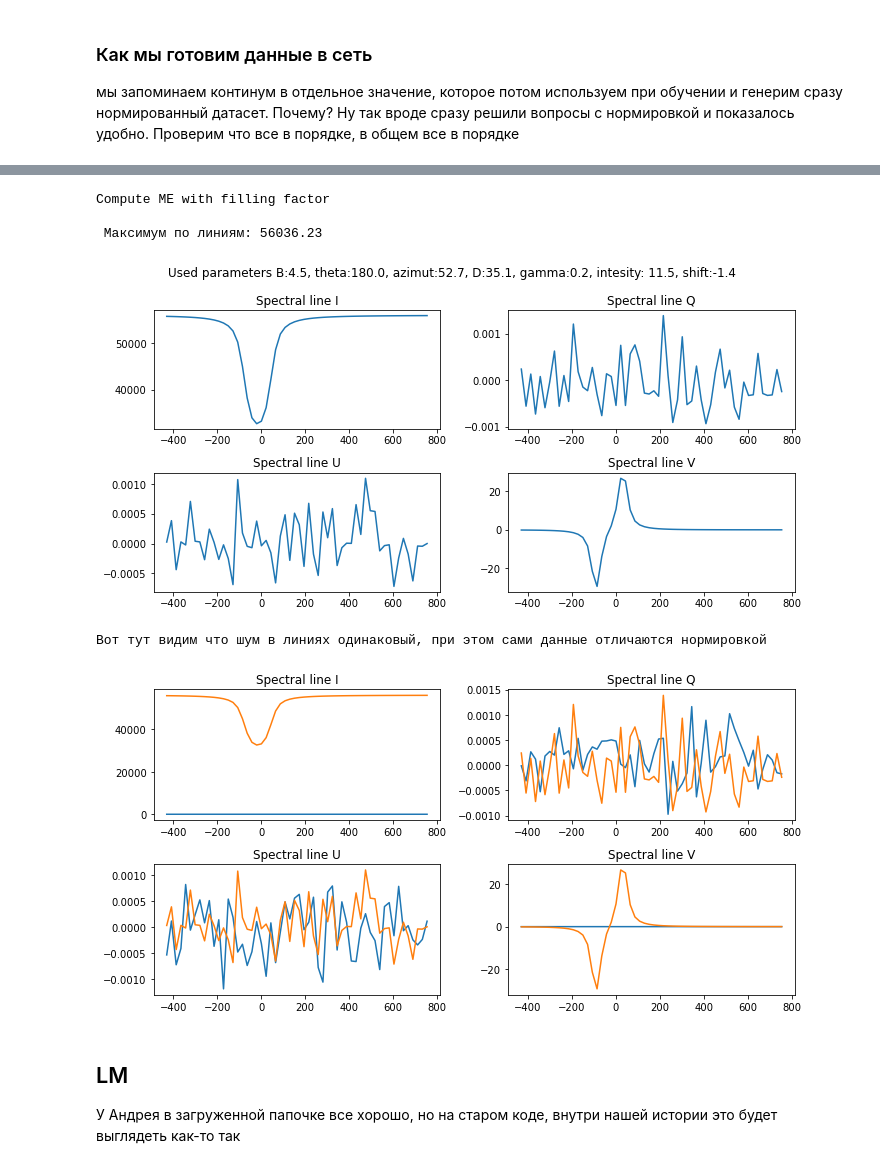
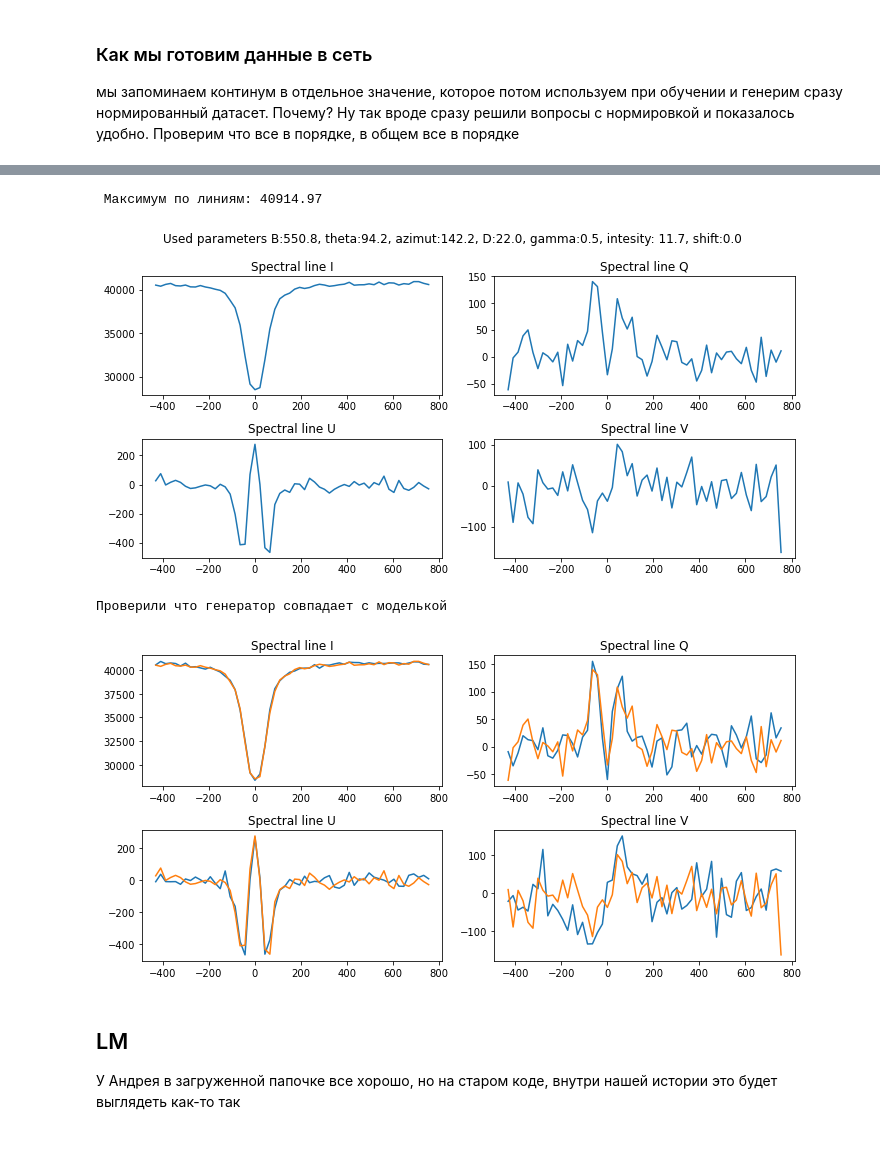
Before and after one commit to iknyazeva/InverseProblem, a Jupyter notebook: notebooks/!!NeedYouBrilliantMindHere!!.ipynb, the cells around one changed output, grey strips where cells are left out. Drawn from its saved outputs; the diff is of its cells as text; code cells hidden in the pictures.

Commit message:
LM for one pixel and noise

```diff
--- a/notebooks/!!NeedYouBrilliantMindHere!!.ipynb
+++ b/notebooks/!!NeedYouBrilliantMindHere!!.ipynb
@@ -77,8 +73,8 @@ Compute ME with filling factor
 # %%
 print("Вот здесь максимальное значение уже другое и равно должно быть сумме 7 и 8 параметра 1\n")
-param_vec = test_params.copy()
+param_vec = test_params_1.copy()
 lines1 = plot_lines(param_vec, with_ff=True, with_noise = False)
-print(f'\n Максимум по линиям: {np.amax(lines1):.2f}')
+print(f'\n Максимум по линиям: {np.amax(lines1):.2f}, сумма параметров 7 и 8 :{np.sum(param_vec[6:8]):.2f}')
 # %% [output]
 Вот здесь максимальное значение уже другое и равно должно быть сумме 7 и 8 параметра 1
 
@@ -102,7 +97,7 @@ for i in range(4):
 мы запоминаем континум в отдельное значение, которое потом используем при обучении и генерим сразу нормированный датасет. Почему?
 Ну так вроде сразу решили вопросы с нормировкой и показалось удобно. Проверим что все в порядке, в общем все в порядке
 # %%
-obj = HinodeME(test_params)
+obj = HinodeME(test_params_1)
 spectrum = obj.compute_spectrum(with_ff=True, with_noise=False)
-lines1 = plot_lines(test_params, with_ff=True, with_noise = False)
+lines1 = plot_lines(test_params_1, with_ff=True, with_noise = False)
 # %% [output]
@@ -152,26 +118,24 @@ def generate_noise(param_vec, absolute_noise_levels=[109, 28, 28, 44], noise_siz
 # %%
-lines1 = plot_lines(test_params, with_ff=True, with_noise = True)
+lines1 = plot_lines(test_params_1, with_ff=True, with_noise = True)
 print(f'\n Максимум по линиям: {np.amax(lines1):.2f}')
 # %% [output]
-Compute ME with filling factor
-
- Максимум по линиям: 56036.23
+ Максимум по линиям: 40914.97
-[figure, old version]
+[figure, new version]
 # %%
-obj = HinodeME(test_params)
+obj = HinodeME(test_params_1)
 spectrum = obj.compute_spectrum(with_ff=True, with_noise=True)
 # %%
 line_type = ['I','Q','U','V']
 fig, ax = plt.subplots(2,2, figsize = (10,5))
 for i in range(4):
-    ax[i//2][i%2].plot(obj.line_arg, spectrum[0,:,i]); ax[i//2][i%2].set_title(f'Spectral line {line_type[i]}')
+    ax[i//2][i%2].plot(obj.line_arg, obj.cont*spectrum[0,:,i]); ax[i//2][i%2].set_title(f'Spectral line {line_type[i]}')
     ax[i//2][i%2].plot(obj.line_arg, lines1[0,:,i]); ax[i//2][i%2].set_title(f'Spectral line {line_type[i]}')
     fig.set_tight_layout(tight = True)
 
-print("Вот тут видим что шум в линиях одинаковый, при этом сами данные отличаются нормировкой")
+print("Проверили что генератор совпадает с моделькой")
 # %% [output]
-Вот тут видим что шум в линиях одинаковый, при этом сами данные отличаются нормировкой
+Проверили что генератор совпадает с моделькой
-[figure, old version]
+[figure, new version]
 # %% [markdown]
 ## LM
 У Андрея в загруженной папочке все хорошо, но на старом коде, внутри нашей истории это будет выглядеть как-то так
```
Also changed, not shown: parts of 18 cells of this notebook, 4 other files.
